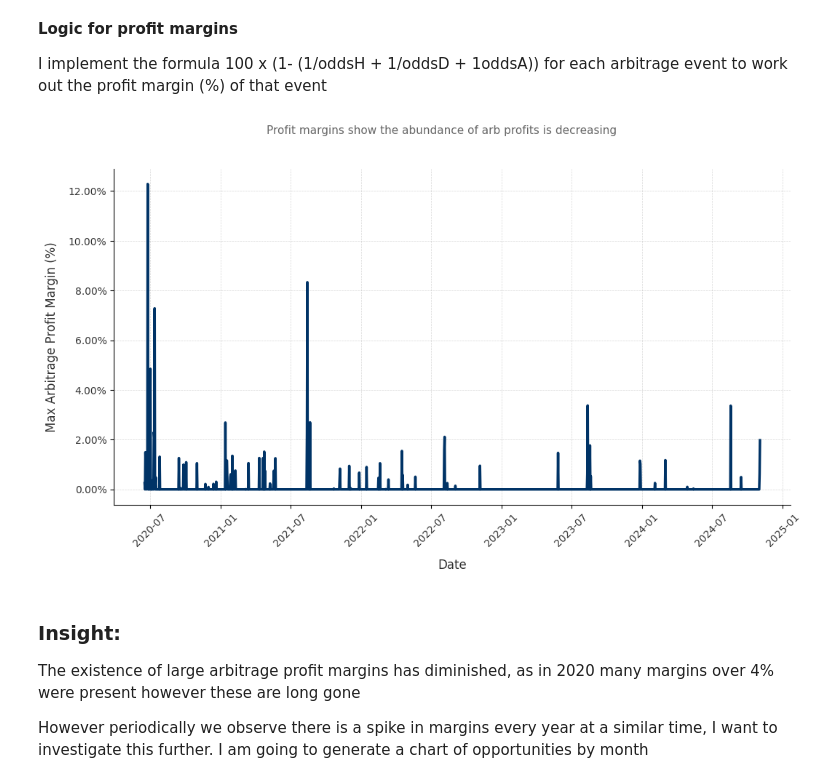
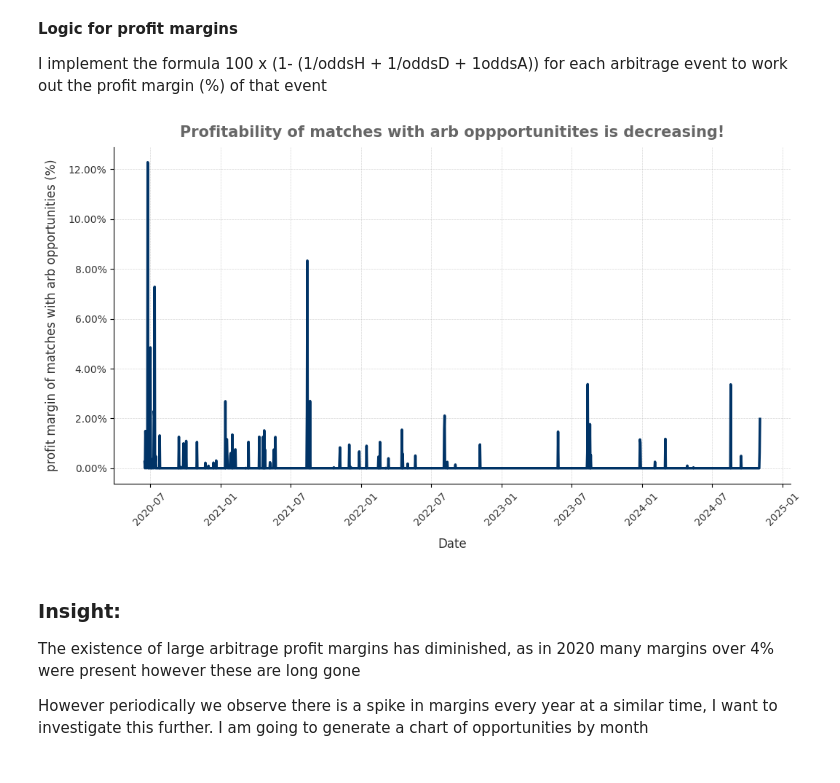
Before and after one commit to thoomkuzhymatthew/EPL_arb_betting, a Jupyter notebook: code/NB04-arbitrage_betting_strategies.ipynb, the cells around one changed output. Cells and saved outputs as stored; diff of their text form; code cells hidden in the pictures.

Commit message:
updated Nb04 visualisations

```diff
--- a/code/NB04-arbitrage_betting_strategies.ipynb
+++ b/code/NB04-arbitrage_betting_strategies.ipynb
@@ -181,36 +191,36 @@ def plot_max_arbitrage_profitability(df):
     df["arbitrage_margin"] = 1 - ((1 / df["max_home"]) + (1 / df["max_away"]) + (1 / df["max_draw"]))
     df = df[df["arbitrage_margin"] > 0]
 
     # Get the most profitable arbitrage event per day
     daily_max_profit = df.groupby("Date")["arbitrage_margin"].max()
 
     # Reindex to include all days, filling missing values with 0
     daily_max_profit = daily_max_profit.reindex(pd.date_range(df["Date"].min(), df["Date"].max()), fill_value=0)
 
     # Plot
     plt.figure(figsize=(12, 6))
     plt.plot(daily_max_profit.index, daily_max_profit.values, color="#003366", linewidth=2.5)
 
-    plt.suptitle("Profit margins show the abundance of arb profits is decreasing", fontsize=11, color="#666666")
+    plt.title("Profitability of matches with arb oppportunitites is decreasing!", fontsize=15, pad= 10 ,color="#666666", fontweight="bold")
 
     plt.xlabel("Date", fontsize=12, color="#333333", labelpad=10)
-    plt.ylabel("Max Arbitrage Profit Margin (%)", fontsize=12, color="#333333", labelpad=10)
+    plt.ylabel("profit margin of matches with arb opportunities (%)", fontsize=12, color="#333333", labelpad=10)
 
     plt.gca().yaxis.set_major_formatter(plt.FuncFormatter(lambda x, _: f"{x*100:.2f}%"))
     plt.grid(which="major", linestyle="--", linewidth=0.5, alpha=0.5)
 
     plt.xticks(rotation=45, fontsize=10, color="#333333")
     plt.yticks(fontsize=10, color="#333333")
 
 
     plt.gca().spines["top"].set_visible(False)
     plt.gca().spines["right"].set_visible(False)
     plt.savefig("../data/visualisations/arb_betting_strategies/arbitrage_profit_margin_timeline.png", bbox_inches='tight')
 
 
 plot_max_arbitrage_profitability(merged_df)
 # %% [output]
-[figure, old version]
+[figure, new version]
 # %% [markdown]
 ### Insight:
 
```
Also changed, not shown: parts of 23 cells of this notebook.
